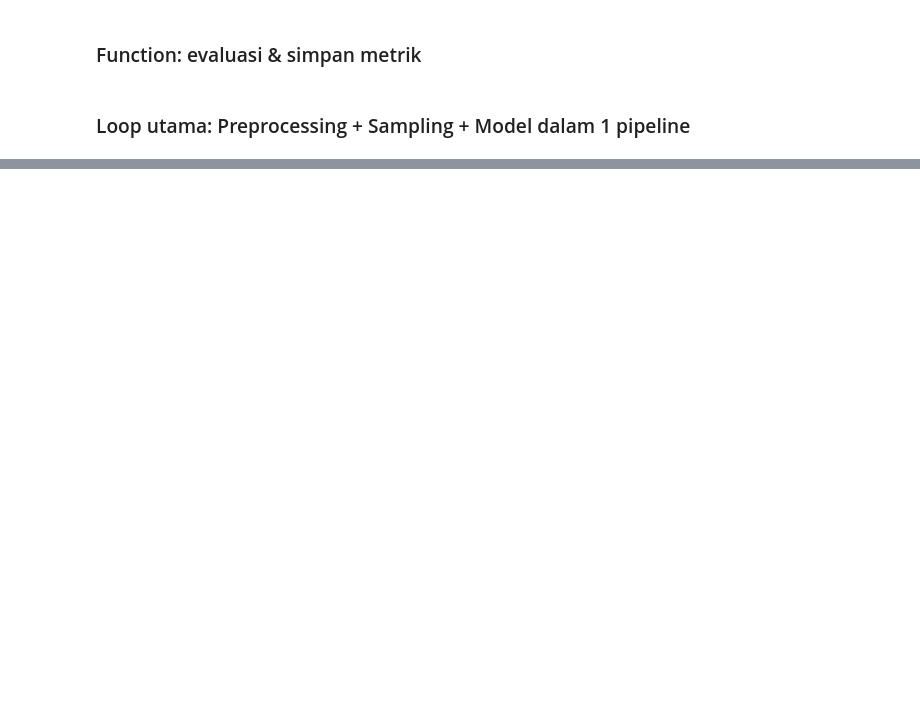
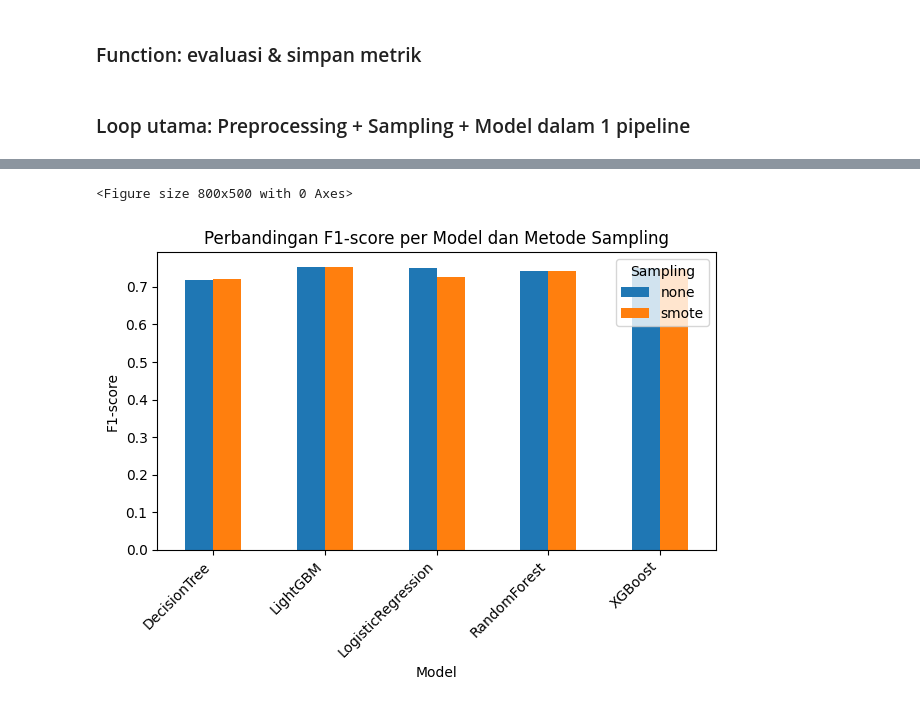
Before and after one commit to DioSacha/Final-Project-Data-Mining, a Jupyter notebook: 03_Skenario_I_Sampling.ipynb, the cells around one changed output, grey strips where cells are left out. Drawn from its saved outputs; the diff is of its cells as text; code cells hidden in the pictures; blank space fills up the shorter version.

Commit message:
update scenario sampling

```diff
--- a/03_Skenario_I_Sampling.ipynb
+++ b/03_Skenario_I_Sampling.ipynb
@@ -99,9 +96,8 @@ Model yang akan diuji: ['LogisticRegression', 'RandomForest', 'LightGBM', 'XGBoo
 ### Definisikan strategi sampling
 # %%
 sampling_strategies = {
-    "none": None,                    # tanpa sampling
-    "smote": SMOTE(random_state=42),
-    "smoteenn": SMOTEENN(random_state=42)
+    "none": None,
+    "smote": SMOTE(random_state=42)
 }
 
 print("Strategi sampling:", list(sampling_strategies.keys()))
@@ -133,8 +129,7 @@ def evaluate_classification(y_true, y_pred, y_proba=None, positive_label=1):
 # %% [markdown]
 ### Loop utama: Preprocessing + Sampling + Model dalam 1 pipeline
 # %%
-# Proporsi train yang mau dipakai (misalnya 0.3 = 30% dari X_train)
-train_frac = 0.3
+train_frac = 0.1
 
 # Pastikan tidak lebih besar dari 1.0
 train_frac = min(train_frac, 1.0)
@@ -253,3 +296,0 @@ KeyboardInterrupt:
-# %%
-results_df = pd.DataFrame(results)
-results_df
@@ -255,0 +320,14 @@ results_df
+# %%
+pivot_f1 = results_df.pivot_table(
+    index="model",
+    columns="sampling",
+    values="f1"
+)
+
+pivot_f1_sorted = pivot_f1.sort_values(
+    by="smote",
+    ascending=False
+)
+
+print("F1-score per Model x Sampling:")
+display(pivot_f1_sorted)
@@ -255,0 +343,13 @@ results_df
+# %%
+plt.figure(figsize=(8,5))
+pivot_f1.plot(kind='bar')
+plt.title('Perbandingan F1-score per Model dan Metode Sampling')
+plt.xlabel('Model')
+plt.ylabel('F1-score')
+plt.xticks(rotation=45, ha='right')
+plt.legend(title='Sampling')
+plt.tight_layout()
+plt.show()
+# %% [output]
+<Figure size 800x500 with 0 Axes>
+[figure, added]
```
Also changed, not shown: parts of 14 cells of this notebook.
